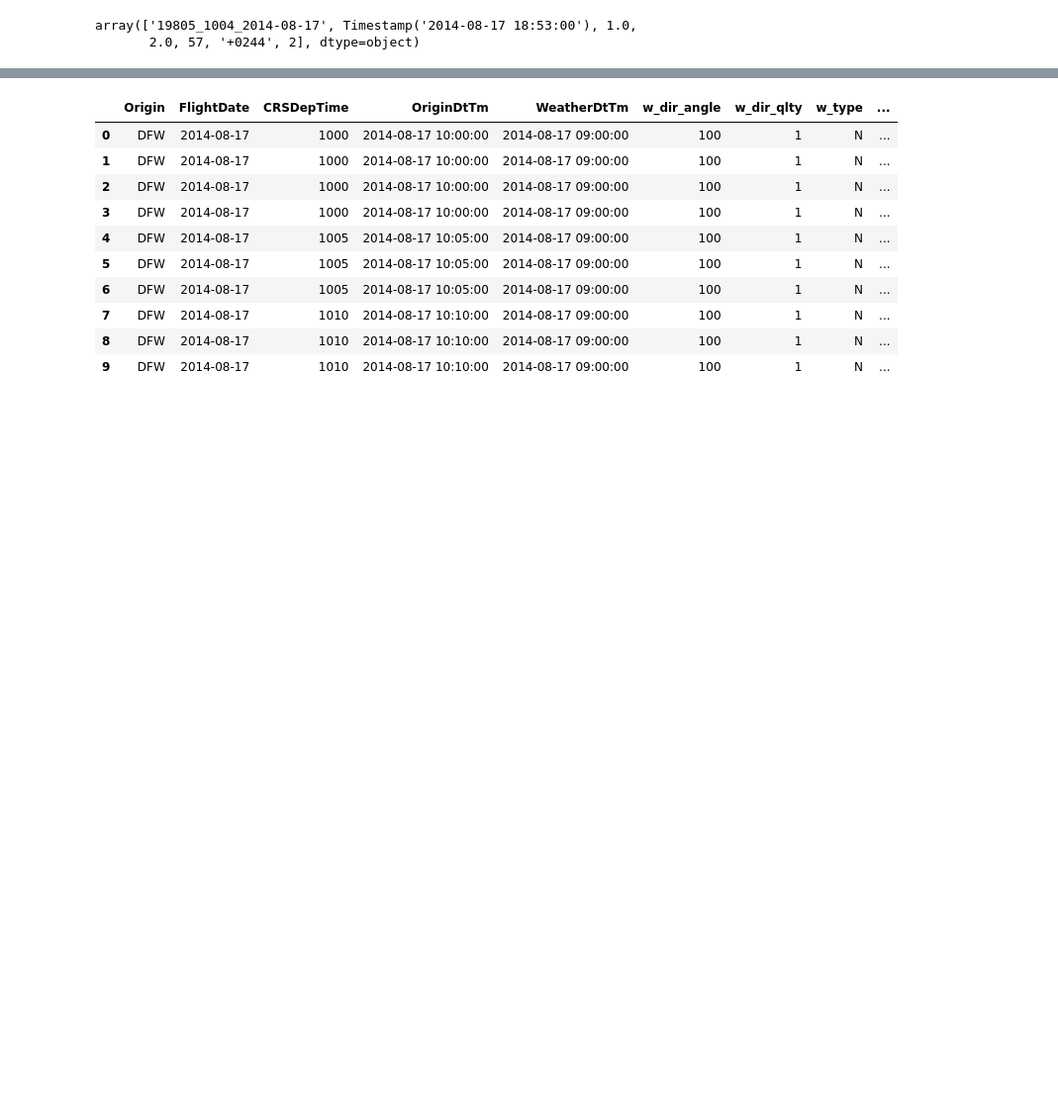
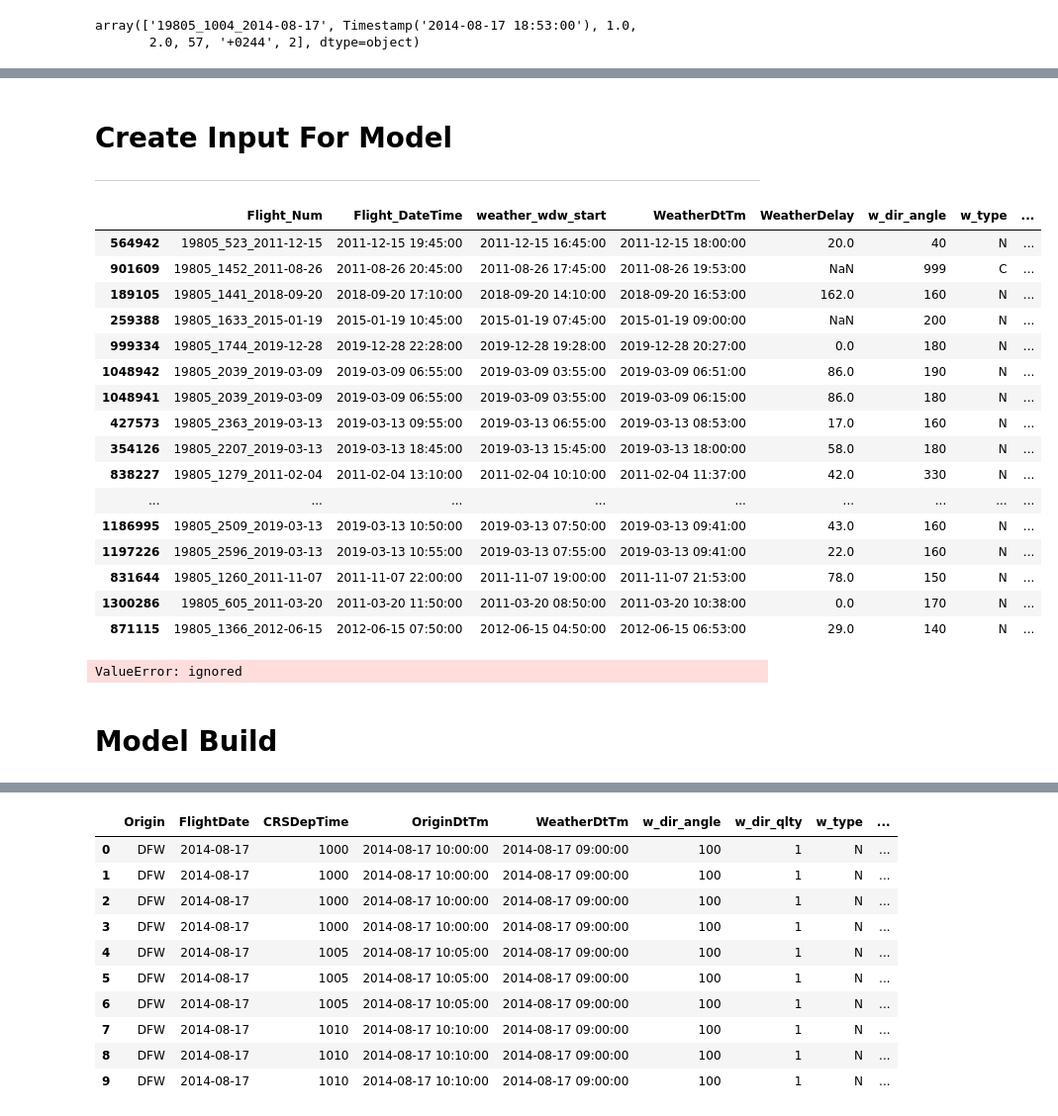
Before and after one commit to kchen79427/Capstone_Bruestle_Boudia_Chen, a Jupyter notebook: Weather_Boudia_LSTM.ipynb, the cells around one changed output, grey strips where cells are left out. Shown at 99% size. Cells and saved outputs as stored; diff of their text form; code cells hidden in the pictures; blank space fills up the shorter version.

```diff
--- a/Weather_Boudia_LSTM.ipynb
+++ b/Weather_Boudia_LSTM.ipynb
@@ -274,0 +448,2 @@ w = spark.sql("""
+# %%
+df['DW'] = df['WeatherDelay'].apply(lambda x: 1 if pd.isnull(x) == False and x >= 15 else 0)
@@ -274,0 +459,8 @@ w = spark.sql("""
+# %% [markdown]
+# Create Input For Model
+
+---
+# %%
+test = df.sample(20000)
+test['DW'] = test['WeatherDelay'].apply(lambda x: 1 if pd.isnull(x) == False and x >= 15 else 0)
+y = df.groupby('Flight_Num')
@@ -274,0 +469,29 @@ w = spark.sql("""
+# %%
+c = test.groupby('Flight_Num')['Time_Sequence'].count()
+c = c[c==2]
+ntest = test[test['Flight_Num'].isin(c.index)]
+num = ntest.DW.value_counts()[1]
+pos = ntest[ntest['DW']==1]
+neg = ntest[ntest['DW']==0].sample(num)
+ok = pd.concat([pos,neg])
+ok = ok.sample(frac=1)
+# %%
+ok
+# %% [output]
+|  | Flight_Num | Flight_DateTime | weather_wdw_start | WeatherDtTm | WeatherDelay | w_dir_angle | w_type | ... |
+| 564942 | 19805_523_2011-12-15 | 2011-12-15 19:45:00 | 2011-12-15 16:45:00 | 2011-12-15 18:00:00 | 20.0 | 40 | N | ... |
+| 901609 | 19805_1452_2011-08-26 | 2011-08-26 20:45:00 | 2011-08-26 17:45:00 | 2011-08-26 19:53:00 | NaN | 999 | C | ... |
+| 189105 | 19805_1441_2018-09-20 | 2018-09-20 17:10:00 | 2018-09-20 14:10:00 | 2018-09-20 16:53:00 | 162.0 | 160 | N | ... |
+| 259388 | 19805_1633_2015-01-19 | 2015-01-19 10:45:00 | 2015-01-19 07:45:00 | 2015-01-19 09:00:00 | NaN | 200 | N | ... |
+| 999334 | 19805_1744_2019-12-28 | 2019-12-28 22:28:00 | 2019-12-28 19:28:00 | 2019-12-28 20:27:00 | 0.0 | 180 | N | ... |
+| 1048942 | 19805_2039_2019-03-09 | 2019-03-09 06:55:00 | 2019-03-09 03:55:00 | 2019-03-09 06:51:00 | 86.0 | 190 | N | ... |
+| 1048941 | 19805_2039_2019-03-09 | 2019-03-09 06:55:00 | 2019-03-09 03:55:00 | 2019-03-09 06:15:00 | 86.0 | 180 | N | ... |
+| 427573 | 19805_2363_2019-03-13 | 2019-03-13 09:55:00 | 2019-03-13 06:55:00 | 2019-03-13 08:53:00 | 17.0 | 160 | N | ... |
+| 354126 | 19805_2207_2019-03-13 | 2019-03-13 18:45:00 | 2019-03-13 15:45:00 | 2019-03-13 18:00:00 | 58.0 | 180 | N | ... |
+| 838227 | 19805_1279_2011-02-04 | 2011-02-04 13:10:00 | 2011-02-04 10:10:00 | 2011-02-04 11:37:00 | 42.0 | 330 | N | ... |
+| ... | ... | ... | ... | ... | ... | ... | ... | ... |
+| 1186995 | 19805_2509_2019-03-13 | 2019-03-13 10:50:00 | 2019-03-13 07:50:00 | 2019-03-13 09:41:00 | 43.0 | 160 | N | ... |
+| 1197226 | 19805_2596_2019-03-13 | 2019-03-13 10:55:00 | 2019-03-13 07:55:00 | 2019-03-13 09:41:00 | 22.0 | 160 | N | ... |
+| 831644 | 19805_1260_2011-11-07 | 2011-11-07 22:00:00 | 2011-11-07 19:00:00 | 2011-11-07 21:53:00 | 78.0 | 150 | N | ... |
+| 1300286 | 19805_605_2011-03-20 | 2011-03-20 11:50:00 | 2011-03-20 08:50:00 | 2011-03-20 10:38:00 | 0.0 | 170 | N | ... |
+| 871115 | 19805_1366_2012-06-15 | 2012-06-15 07:50:00 | 2012-06-15 04:50:00 | 2012-06-15 06:53:00 | 29.0 | 140 | N | ... |
@@ -274,0 +505,18 @@ w = spark.sql("""
+# %%
+X = None
+y = []
+
+for grp, frame in ok.groupby('Flight_Num'):
+    frame = frame.sort_values('WeatherDtTm')
+    frame = frame.head(2).select_dtypes(include=['int64','float64'])
+    y.append(frame['DW'].unique()[0])
+    frame.drop(columns=['WeatherDelay','DW'],axis=1,inplace=True)
+    frame[frame.columns] = frame[frame.columns].astype('float64')
+    r,c = frame.values.shape
+    frame = frame.head(2).values.reshape(1,2,c)
+    if X is None:
+      X = frame
+    else:
+      X = np.vstack((X,frame))
+# %% [output]
+ValueError: ignored
@@ -274,0 +527,2 @@ w = spark.sql("""
+# %% [markdown]
+# Model Build
```
Also changed, not shown: parts of 59 cells of this notebook.
